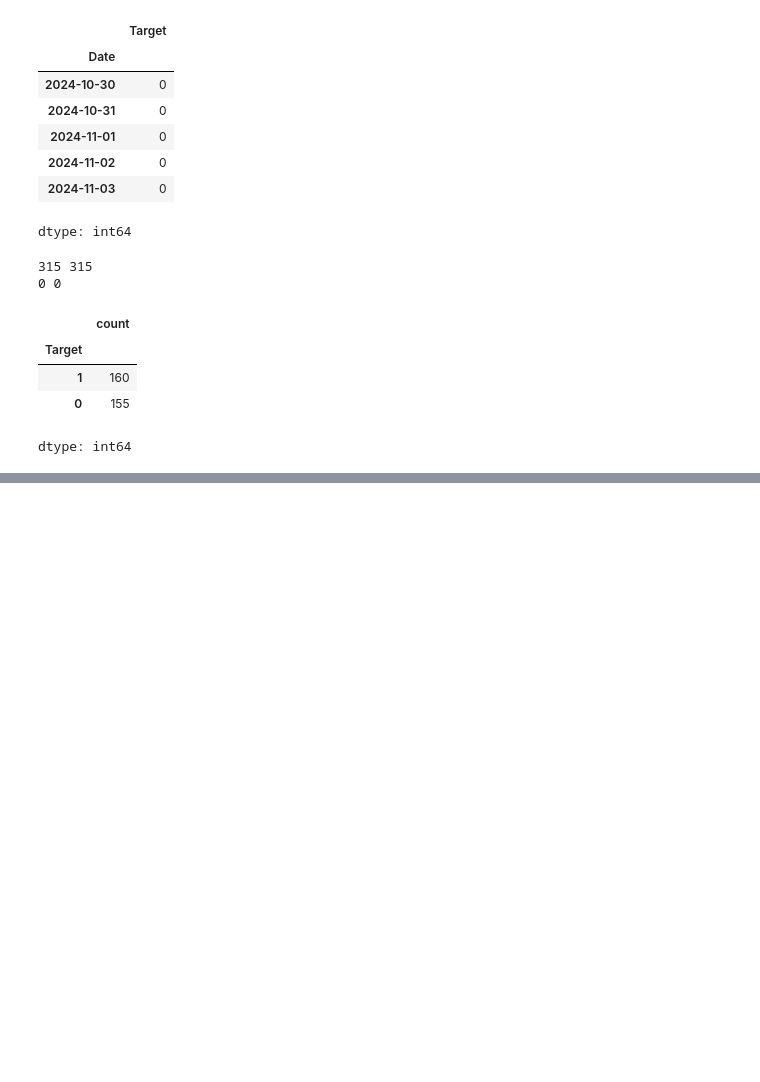
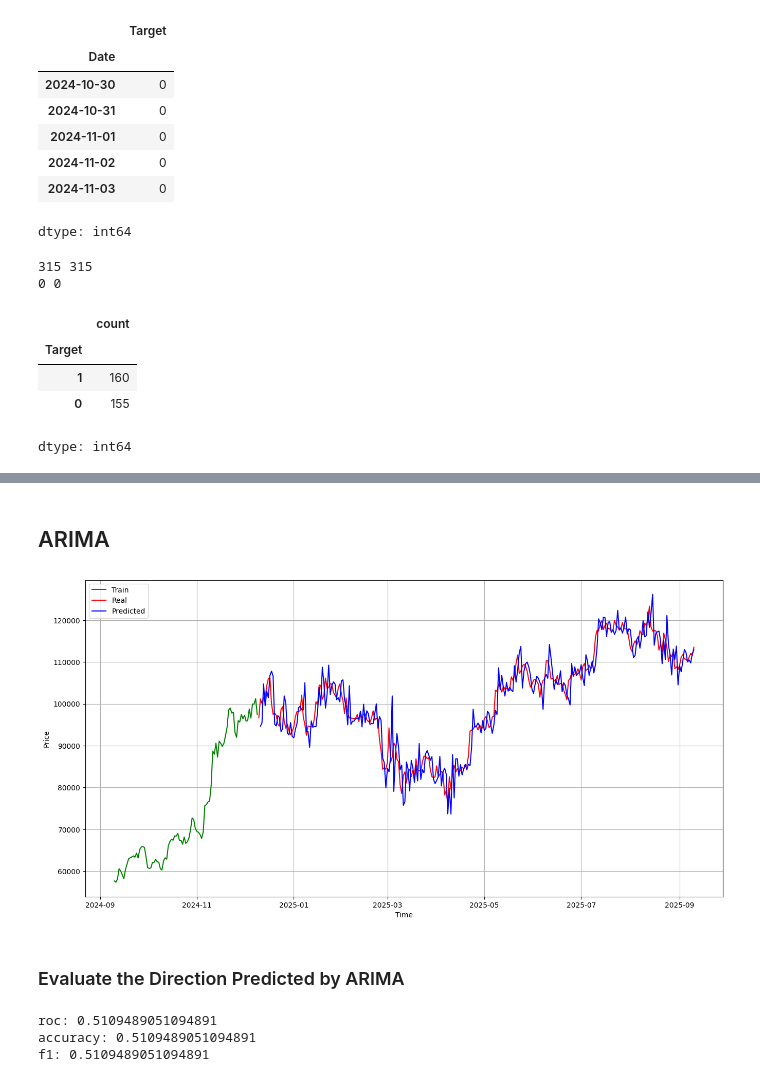
Before and after one commit to pyt3r/springboard-package, a Jupyter notebook: capstone/2_Baseline.ipynb, the cells around one changed output, grey strips where cells are left out. Cells and saved outputs as stored; diff of their text form; code cells hidden in the pictures; blank space fills up the shorter version.

```diff
--- a/capstone/2_Baseline.ipynb
+++ b/capstone/2_Baseline.ipynb
@@ -27,0 +31,3 @@ from sklearn.metrics import accuracy_score, f1_score
+# %%
+Ohlc = pd.read_parquet( root / '1. ohlc.parquet' )
+Ohlc.head()
@@ -124,0 +179,41 @@ dtype: float64
+# %% [markdown]
+## ARIMA
+# %%
+window = int( len( Ohlc )*0.25 ) # sliding window of history to use in the model
+
+X, y = Ohlc.iloc[ 0:window ]['Close'], Ohlc.iloc[ window: ]['Close']
+
+history = X.tolist()
+
+# make first prediction
+preds = [None]
+model = ARIMA( history, order=(2,2,0) )
+model_fit = model.fit()
+pred = model_fit.forecast()[0]
+preds.append( pred )
+history.append( y.iloc[0] )
+
+# rolling forecasts
+for i in range( 1, len(y) ):
+    model = ARIMA( history[-window:], order=(2,2,0) )
+    model_fit = model.fit()
+    pred = model_fit.forecast()[0]
+    preds.append( pred )
+    history.append( y.iloc[i] )
+
+preds = pd.Series( preds[:-1], index=y.index )
+# %%
+import matplotlib.pyplot as plt
+plt.figure(figsize=(16,8))
+plt.plot(Ohlc['Close'].iloc[:window], color='green', label = 'Train')
+plt.plot(y, color = 'red', label = 'Real')
+plt.plot(preds, color = 'blue', label = 'Predicted')
+plt.xlabel('Time')
+plt.ylabel('Price')
+plt.legend()
+plt.grid(True)
+plt.show()
+# %% [output]
+[figure, added]
+# %% [markdown]
+### Evaluate the Direction Predicted by ARIMA
@@ -124,0 +225,13 @@ dtype: float64
+# %%
+index = predTarget.index.intersection( Target.index )
+
+target     = Target.loc[ index ]
+predTarget = predTarget.loc[ index ]
+
+print( 'roc:', roc_auc_score( target, predTarget ))
+print( 'accuracy:', accuracy_score( target, predTarget ))
+print( 'f1:', f1_score( target, predTarget ))
+# %% [output]
+roc: 0.5109489051094891
+accuracy: 0.5109489051094891
+f1: 0.5109489051094891
```
Also changed, not shown: parts of 15 cells of this notebook.
